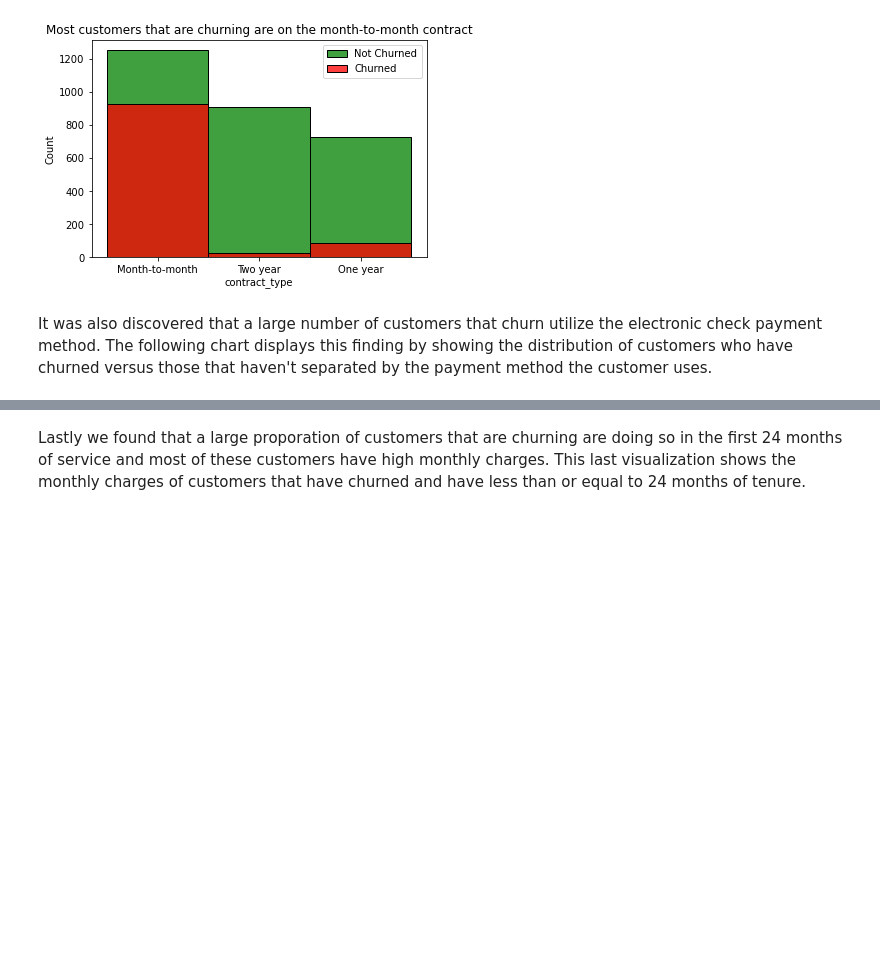
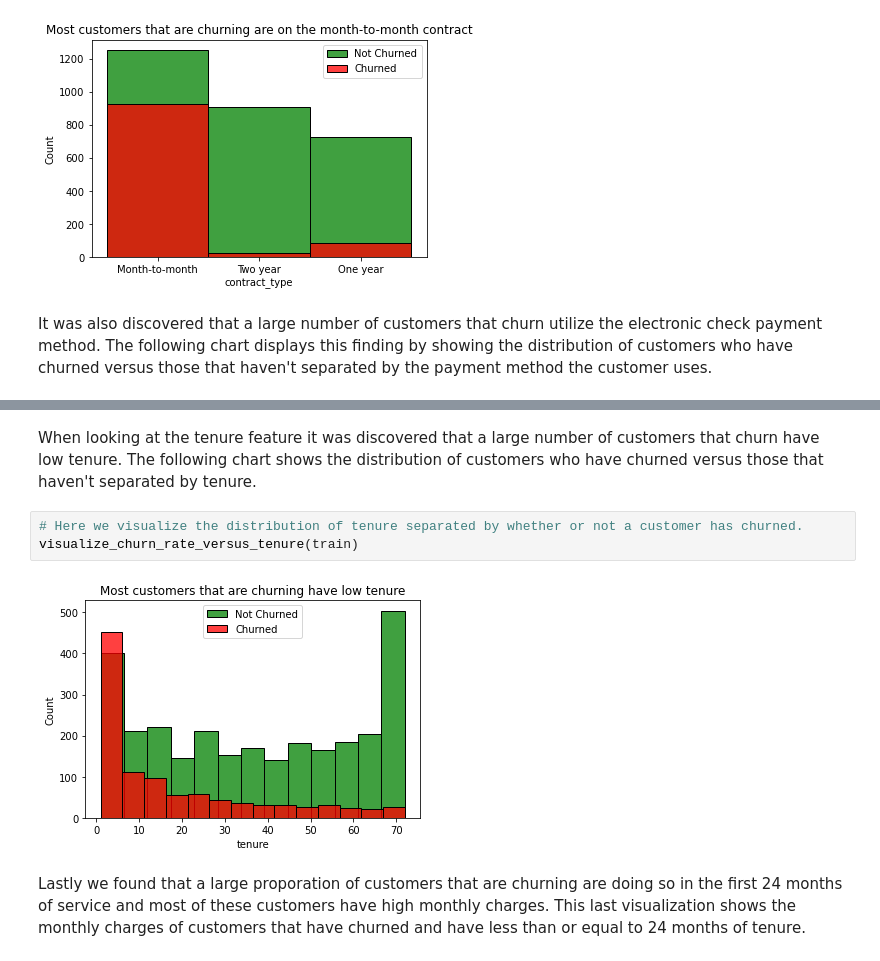
Before and after one commit to alegarcia-dev/telco-classification-project, a Jupyter notebook: Telco_Final_Report.ipynb, the cells around one changed output, grey strips where cells are left out. Saved outputs shown, nothing was run; the diff lists cells and outputs as text; blank space fills up the shorter version.

```diff
--- a/Telco_Final_Report.ipynb
+++ b/Telco_Final_Report.ipynb
@@ -125,3 +125,10 @@ visualize_churn_rate_versus_payment_type(train)
+# %% [markdown]
+When looking at the tenure feature it was discovered that a large number of customers that churn have low tenure. The following chart shows the distribution of customers who have churned versus those that haven't separated by tenure.
+# %%
+# Here we visualize the distribution of tenure separated by whether or not a customer has churned.
+visualize_churn_rate_versus_tenure(train)
+# %% [output]
+[figure, added]
 # %% [markdown]
 Lastly we found that a large proporation of customers that are churning are doing so in the first 24 months of service and most of these customers have high monthly charges. This last visualization shows the monthly charges of customers that have churned and have less than or equal to 24 months of tenure.
 # %%
```
Also changed, not shown: parts of 5 cells of this notebook, 4 other files.
